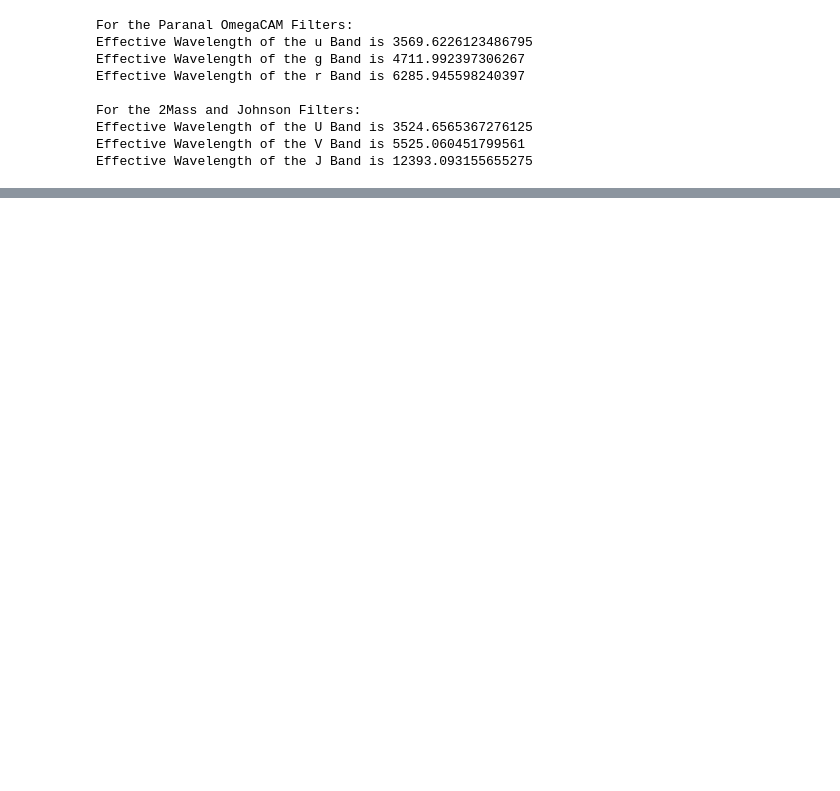
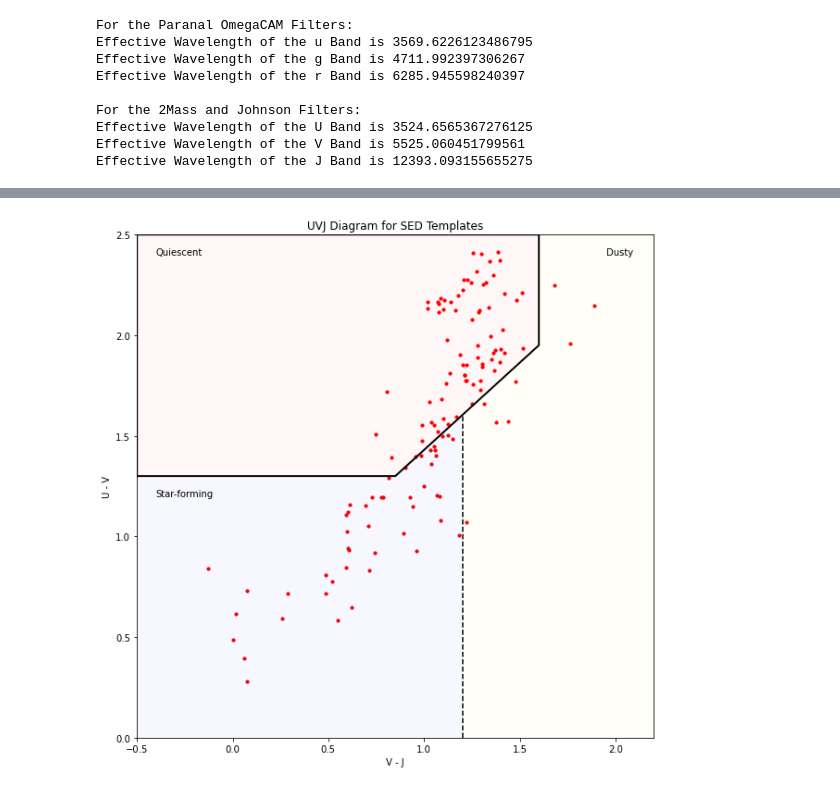
Before and after one commit to mitchellhooymans/LymanBreakActivity, a Jupyter notebook: LymanBreakActivity.ipynb, the cells around one changed output, grey strips where cells are left out. Saved outputs shown, nothing was run; the diff lists cells and outputs as text; code cells hidden in the pictures; blank space fills up the shorter version.

```diff
--- a/LymanBreakActivity.ipynb
+++ b/LymanBreakActivity.ipynb
@@ -741,0 +828,46 @@ for n in range(5, 134):
+# %%
+# Retry this but instead look at the SED templates in the UVJ colour space, between redshifts of 2.6 and 3.6
+plt.figure(figsize=(10, 10))
+plt.scatter(vj_colours[(redshifts == 0)], uv_colours[(redshifts == 0 )], c="red", s=10, label="z > 3.6")
+plt.ylabel('U - V')
+plt.xlabel('V - J')
+plt.title('UVJ Diagram for SED Templates')
+plt.xlim([-0.5,2.2])
+plt.axes.line_width = 4
+plt.ylim([0,2.5])
+
+
+    # We can use code to make patch selections on the UVJ diagram, selecting Quiescent, Star-forming, and Dusty Galaxies
+    # We use the paths as provided below to make the selections.
+path_quiescent = [[-0.5, 1.3],
+                    [0.85, 1.3],
+                    [1.6, 1.95],
+                    [1.6, 2.5],
+                    [-0.5, 2.5]]
+
+path_sf = [[-0.5, 0.0],
+            [-0.5, 1.3],
+            [0.85, 1.3],
+            [1.2, 1.60333],
+            [1.2, 0.0]]
+
+path_sfd = [[1.2, 0.0],
+                [1.2, 1.60333],
+                [1.6, 1.95],
+                [1.6, 2.5],
+                [2.2, 2.5],
+                [2.2, 0.0]]
+
+plt.gca().add_patch(plt.Polygon(path_quiescent, closed=True, fill=True, facecolor=(1, 0, 0, 0.03),edgecolor='k', linewidth=2, linestyle='solid'))
+plt.gca().add_patch(plt.Polygon(path_sf, closed=True, fill=True, facecolor=(0, 0, 1, 0.03)))
+plt.gca().add_patch(plt.Polygon(path_sfd, closed=True, fill=True, facecolor=(1, 1, 0, 0.03)))
+
+plt.axvline(1.2, color='black', linestyle='--', ymin=0, ymax=1.60333/2.5)
+
+
+plt.annotate('Quiescent', (-0.4, 2.4), color='black')
+plt.annotate('Star-forming', (-0.4, 1.2), color='black')
+plt.annotate('Dusty', (1.95, 2.4), color='black')
+plt.show()
+# %% [output]
+[figure, added]
```
Also changed, not shown: parts of 32 cells of this notebook.
